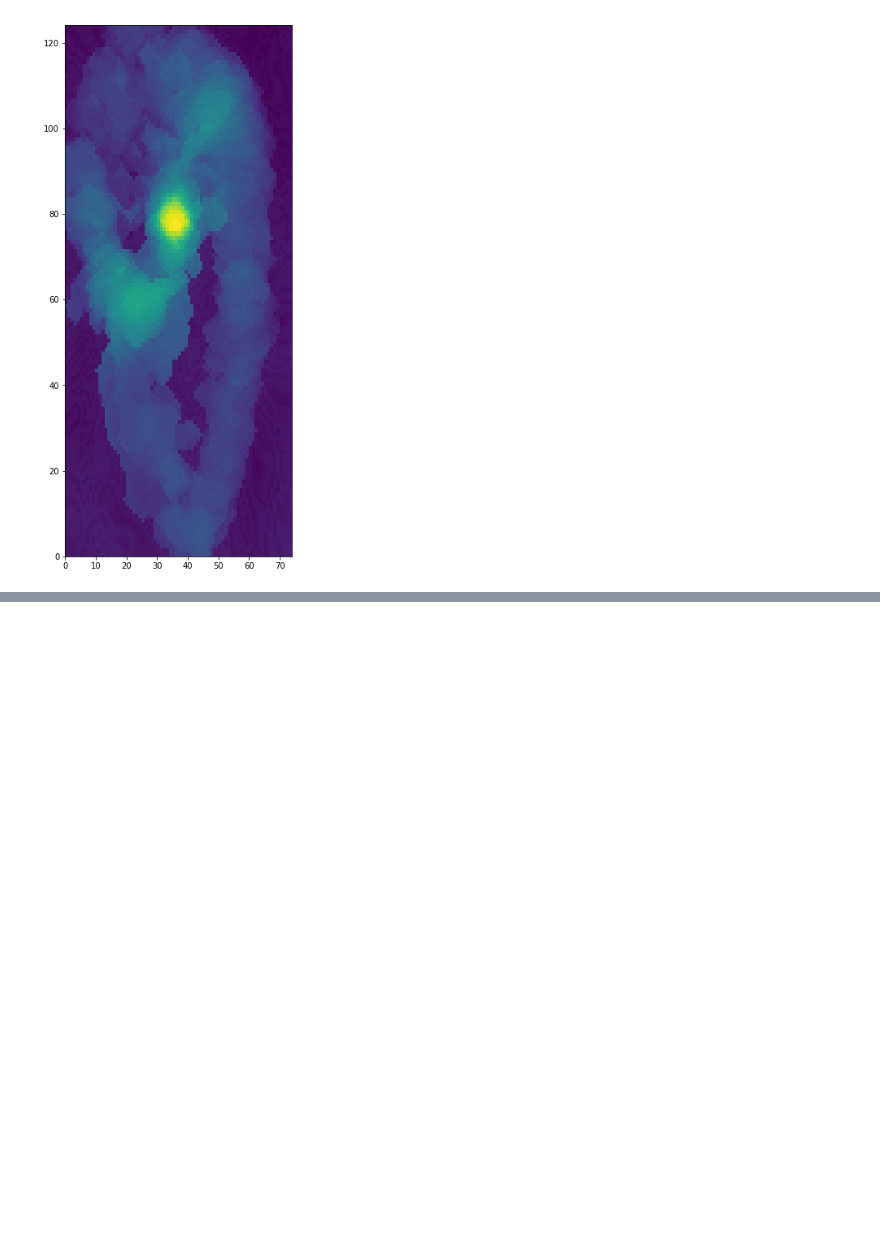
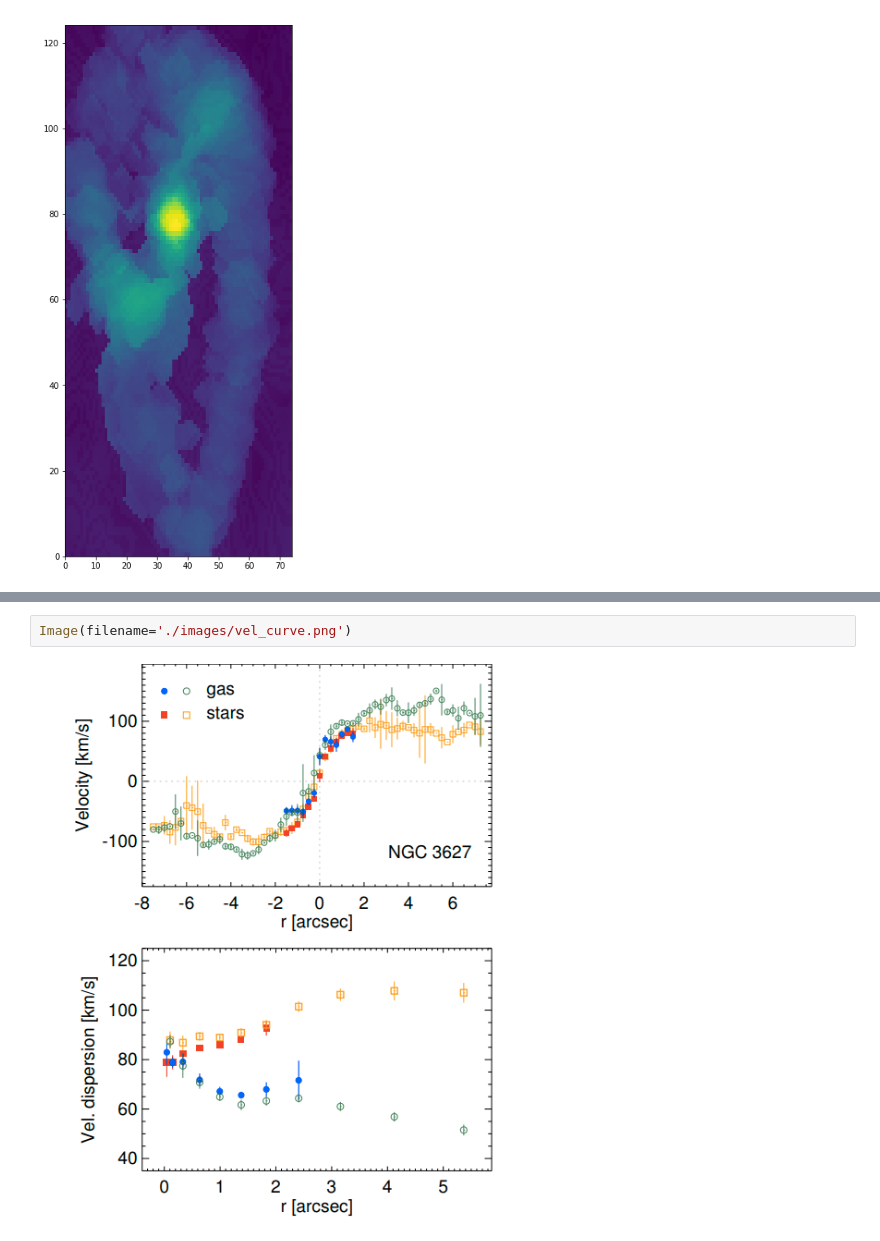
Before and after one commit to ValerieKostiuk/Course-work, a Jupyter notebook: NGC3627/main_program.ipynb, the cells around one changed output, grey strips where cells are left out. Saved outputs shown, nothing was run; the diff lists cells and outputs as text; blank space fills up the shorter version.

```diff
--- a/NGC3627/main_program.ipynb
+++ b/NGC3627/main_program.ipynb
@@ -211,0 +254,4 @@ plt.pcolormesh(X, Y, Z)
+# %%
+Image(filename='./images/vel_curve.png')
+# %% [output]
+[figure, added]
```
Also changed, not shown: parts of 9 cells of this notebook.
